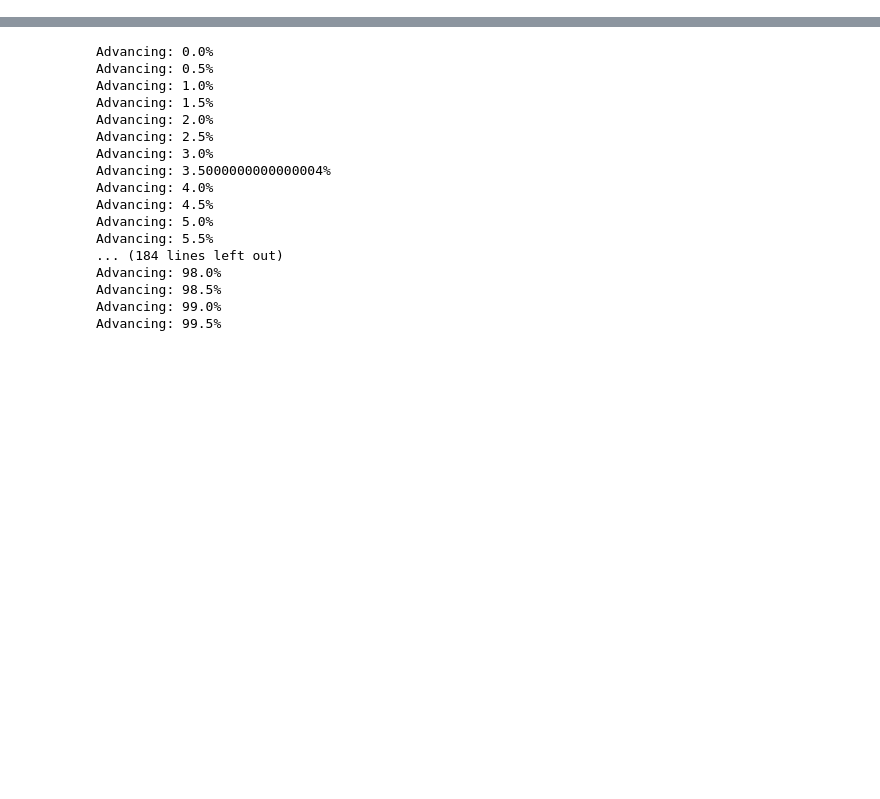
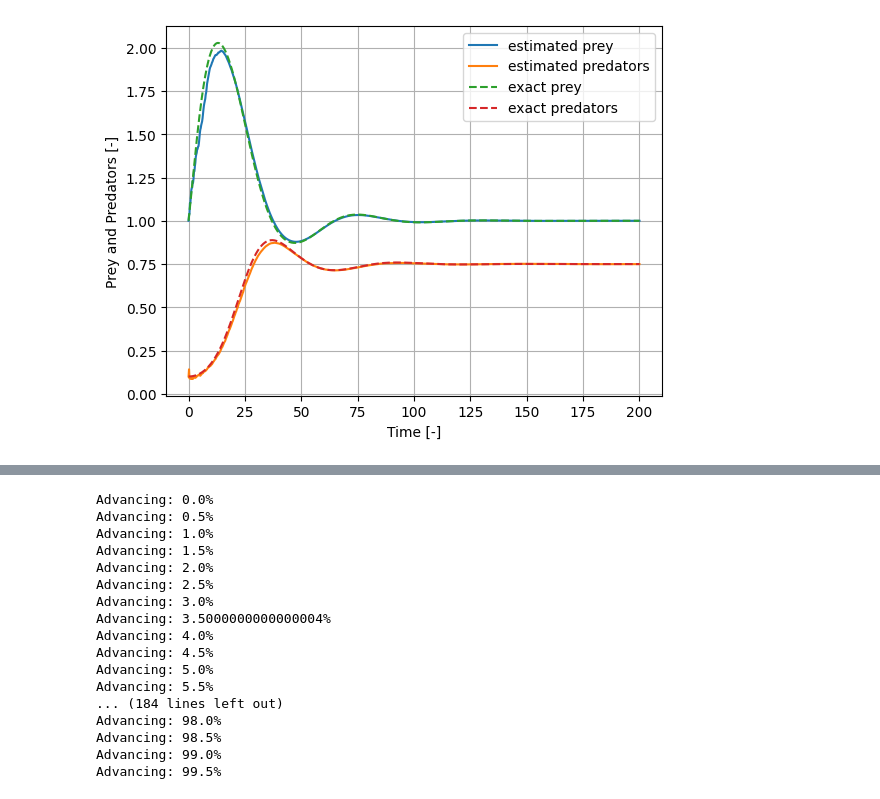
Before and after one commit to Adrianominora/Prevision, a Jupyter notebook: scripts/Prova_libreria.ipynb, the cells around one changed output, grey strips where cells are left out. Cells and saved outputs as stored; diff of their text form; code cells hidden in the pictures; blank space fills up the shorter version.

```diff
--- a/scripts/Prova_libreria.ipynb
+++ b/scripts/Prova_libreria.ipynb
@@ -82,0 +85,81 @@ Text(0.5, 0, 'Prey [-]')
+# %%
+T = 200
+Nt = 1000
+dt = T/Nt
+x0 = 1
+y0 = 0.1
+rho = 0.1
+alpha = 0.25
+beta = 0.2
+gamma = 0.1
+delta = 0.1
+
+# Define the measurament function
+def hx(x):
+   return np.array([x[0], x[1]])
+
+# Define the transition function
+def fx(x, dt):
+    F = np.array([[1 + x[2]*dt - beta*dt*x[1] -rho*dt*x[0],                             0,                  0],
+                  [0,                                           1-gamma*dt + delta*dt*x[0],                 0],
+                  [0,                                                                   0,                  1]])
+    return np.dot(F, x)
+
+# Assign the initial x array
+x = np.array([x0, y0, 0.25])
+
+# Define the covariance matrix
+P = np.eye(3)
+# Define the measurament noise
+R = np.eye(2)
+# Define the process noise
+Q = Q_discrete_white_noise(dim=3, dt=dt, var=.00)
+
+# Exact solution
+x_ex = np.zeros((Nt+1,2))
+tt=np.arange(0,T+dt,dt)
+for i,t in enumerate(tt):
+    if i==0:
+        x_ex[i,:] = np.array([x0,y0])
+    else:
+        x_ex[i,0] = x_ex[i-1,0] + dt*x_ex[i-1,0]*(alpha-beta*x_ex[i-1,1]-rho*x_ex[i-1,0])
+        x_ex[i,1] = x_ex[i-1,1] + dt*x_ex[i-1,1]*(-gamma+delta*x_ex[i-1,0])
+
+# Define the data acquisition function
+def get_sensor_reading(t):
+    i = np.int32(t/dt)
+    return x_ex[i,:]
+
+# Create the model from library
+f = lb.EnKF(dim_x=3, dim_z=2, f=fx, h=hx, get_data=get_sensor_reading, dt=dt, t0=0)
+f.create_model(x0=x, P=P, R=R, Q=Q, N=500)
+
+# Predict/Update loop
+x_hat = f.loop(T)
+
+plt.figure()
+plt.grid(True)
+plt.plot(tt,x_hat[:,0], label='estimated prey')
+plt.plot(tt,x_hat[:,1], label='estimated predators')
+plt.plot(tt,x_ex[:,0], label='exact prey', linestyle='--')
+plt.plot(tt,x_ex[:,1], label='exact predators', linestyle='--')
+plt.legend()
+plt.ylabel('Prey and Predators [-]')
+plt.xlabel('Time [-]')
+
+plt.figure()
+plt.grid(True)
+plt.plot(x_hat[:,0],x_hat[:,1], label='estimated trajectory')
+plt.plot(x_ex[:,0],x_ex[:,1], label='exact trajectory', linestyle='--')
+plt.legend()
+plt.ylabel('Predators [-]')
+plt.xlabel('Prey [-]')
+
+plt.figure()
+plt.grid(True)
+plt.plot(tt,x_hat[:,2], label='estimated alpha')
+plt.axhline(alpha, xmin=0, xmax=tt[-1], label='exact alpha', linestyle='--')
+plt.legend()
+plt.ylabel('Alpha coefficient [-]')
+plt.xlabel('Time [-]')
+# %% [output]
@@ -82,0 +167 @@ Text(0.5, 0, 'Prey [-]')
+[figure, added]
```
Also changed, not shown: parts of 3 cells of this notebook, 23 other files.
